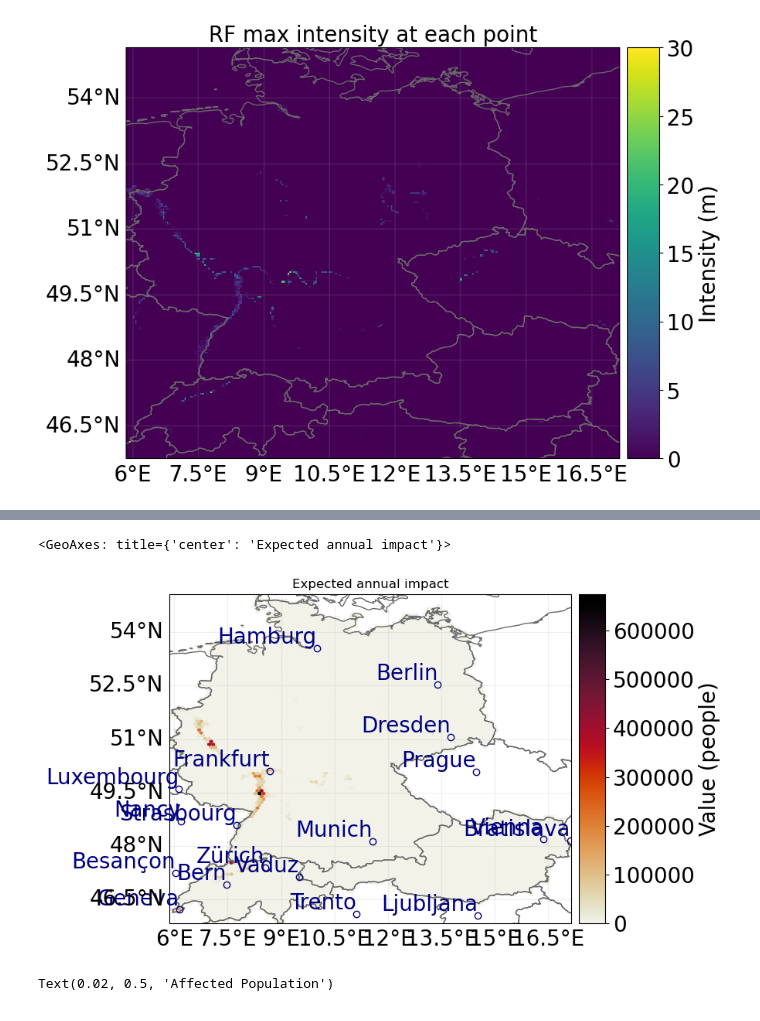
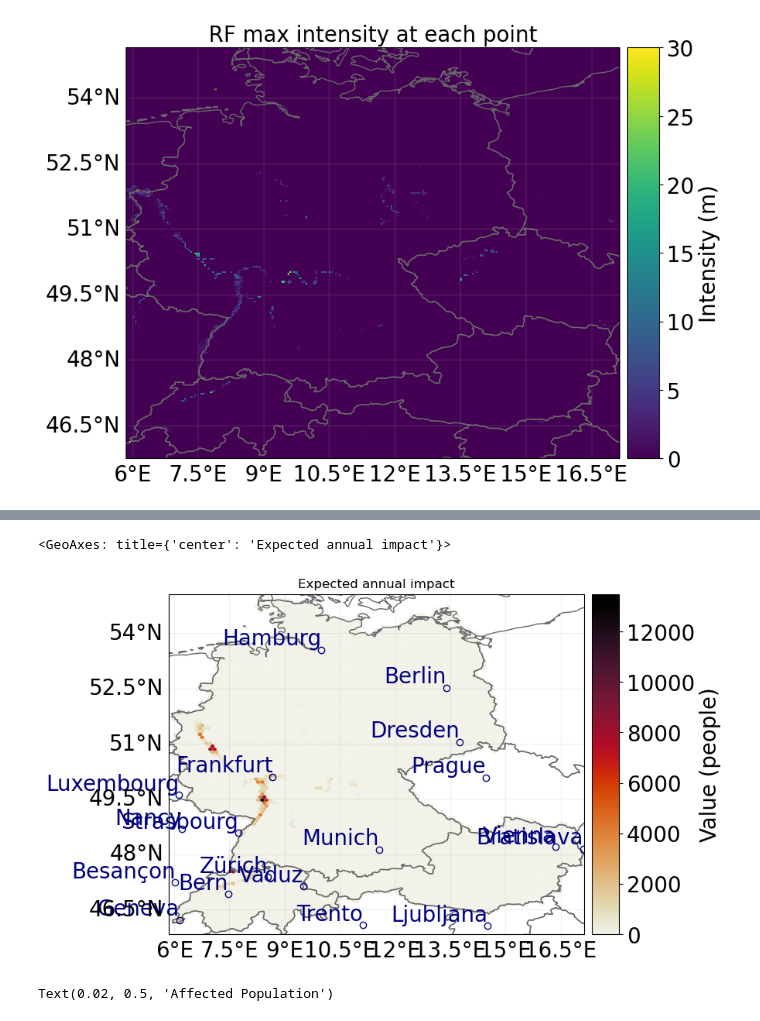
Before and after one commit to CLIMADA-project/climada_petals, a Jupyter notebook: doc/tutorial/climada_hazard_glofas_rf.ipynb, the cells around one changed output, grey strips where cells are left out. Cells and saved outputs as stored; diff of their text form; code cells hidden in the pictures.

```diff
--- a/doc/tutorial/climada_hazard_glofas_rf.ipynb
+++ b/doc/tutorial/climada_hazard_glofas_rf.ipynb
@@ -185,6 +184,7 @@ hazard_flopros.plot_intensity(event=0)
 <GeoAxes: title={'center': 'RF max intensity at each point'}>
 [figure]
 # %%
+hazard_flopros.frequency = hazard_flopros.frequency / hazard_flopros.size
 impact_flopros = ImpactCalc(exposure, impf_set_affected, hazard_flopros).impact()
 impact_flopros.plot_hexbin_eai_exposure(gridsize=100, lw=0)
 # %% [output]
@@ -196,5 +196,5 @@ impact_flopros.plot_hexbin_eai_exposure(gridsize=100, lw=0)
 <GeoAxes: title={'center': 'Expected annual impact'}>
-[figure, old version]
+[figure, new version]
 # %%
 import pandas as pd
 import matplotlib.pyplot as plt
```
Also changed, not shown: parts of 7 cells of this notebook, 1 other file.
